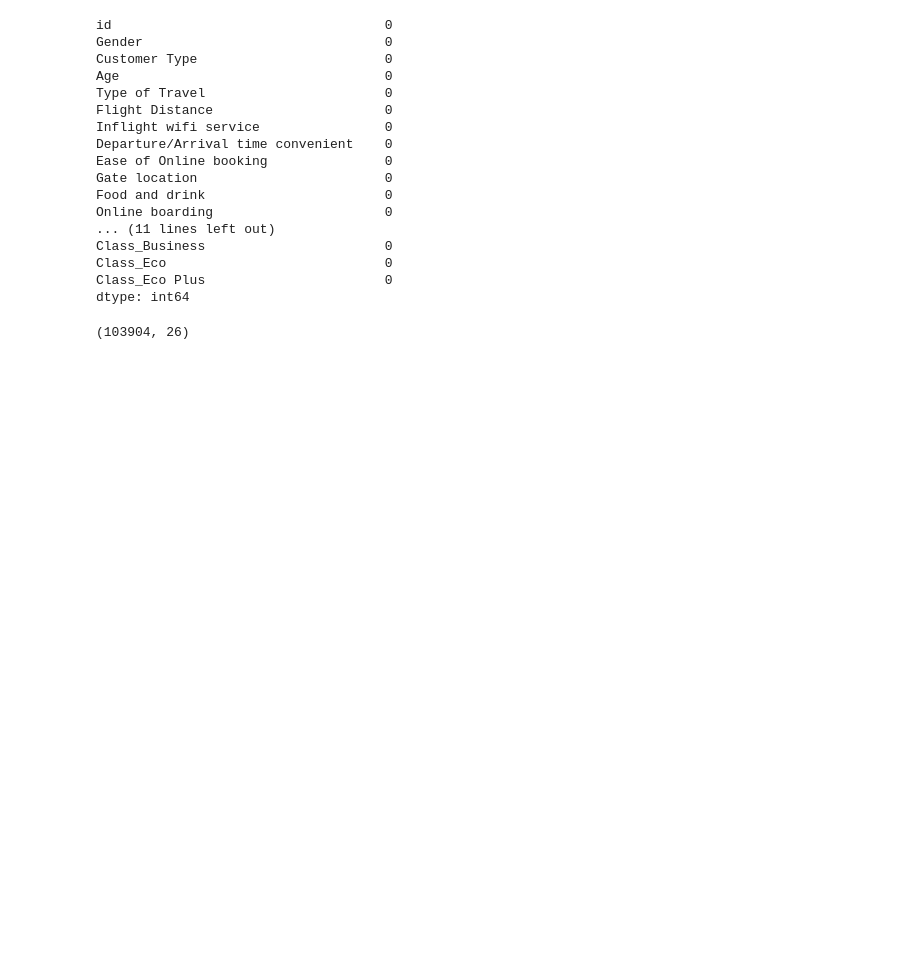
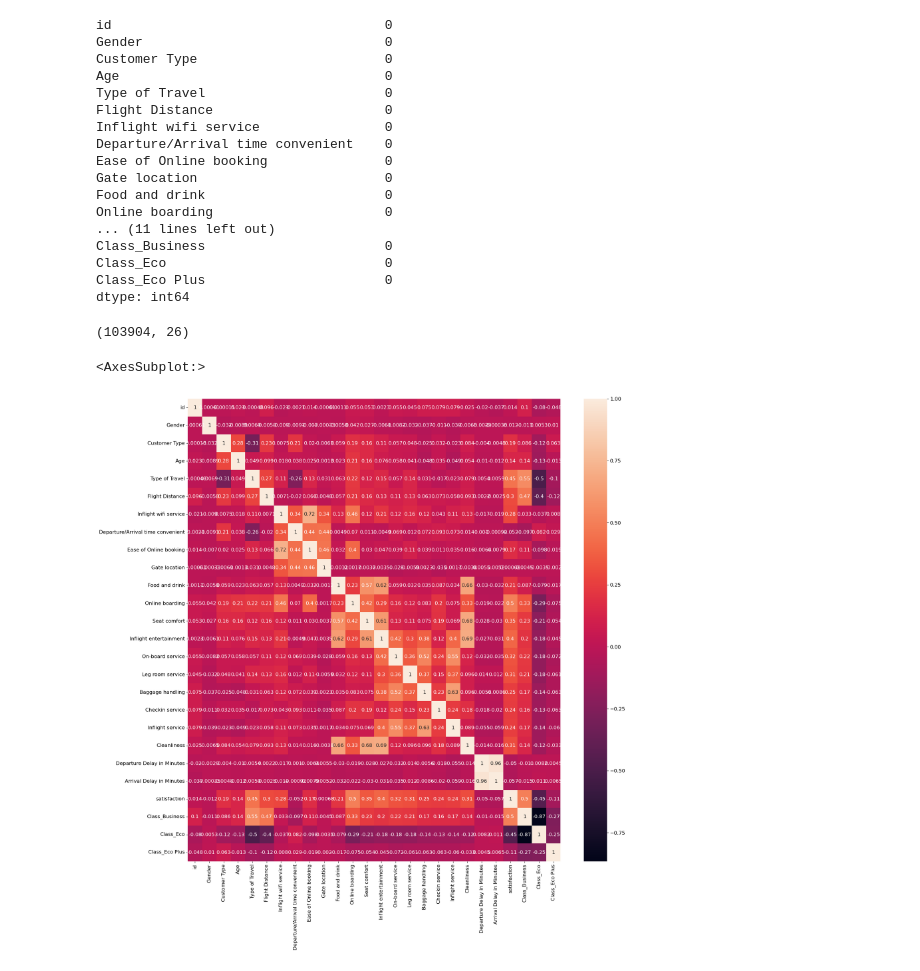
Before and after one commit to ChrisAlex2104/Modeling-and-Inferring-Airline-Passenger-Satisfaction, a Jupyter notebook: Probabilistic models Final Project.ipynb, the cells around one changed output. Saved outputs shown, nothing was run; the diff lists cells and outputs as text; code cells hidden in the pictures; blank space fills up the shorter version.

```diff
--- a/Probabilistic models Final Project.ipynb
+++ b/Probabilistic models Final Project.ipynb
@@ -20,8 +20,8 @@ plt.rcParams['figure.figsize'] = (12, 9)
 plt.rcParams['font.size'] = 12
 # %%
 #loading the data
-data=pd.read_csv("train.csv").drop('Unnamed: 0', axis=1)
-data
+data_raw=pd.read_csv("train.csv").drop('Unnamed: 0', axis=1)
+data_raw
 # %% [output]
 |  | id | Gender | Customer Type | Age | Type of Travel | Class | Flight Distance | ... |
 | 0 | 70172 | Male | Loyal Customer | 13 | Personal Travel | Eco Plus | 460 | ... |
@@ -137,3 +133,13 @@ data=data.drop_duplicates()
 data.shape
 # %% [output]
 (103904, 26)
+# %%
+data_corr=data.corr()
+
+
+
+fig, ax = plt.subplots(figsize=(20,20))
+sns.heatmap(data_corr, annot=True, ax=ax)
+# %% [output]
+<AxesSubplot:>
+[figure, added]
```
Also changed, not shown: parts of 3 cells of this notebook.
